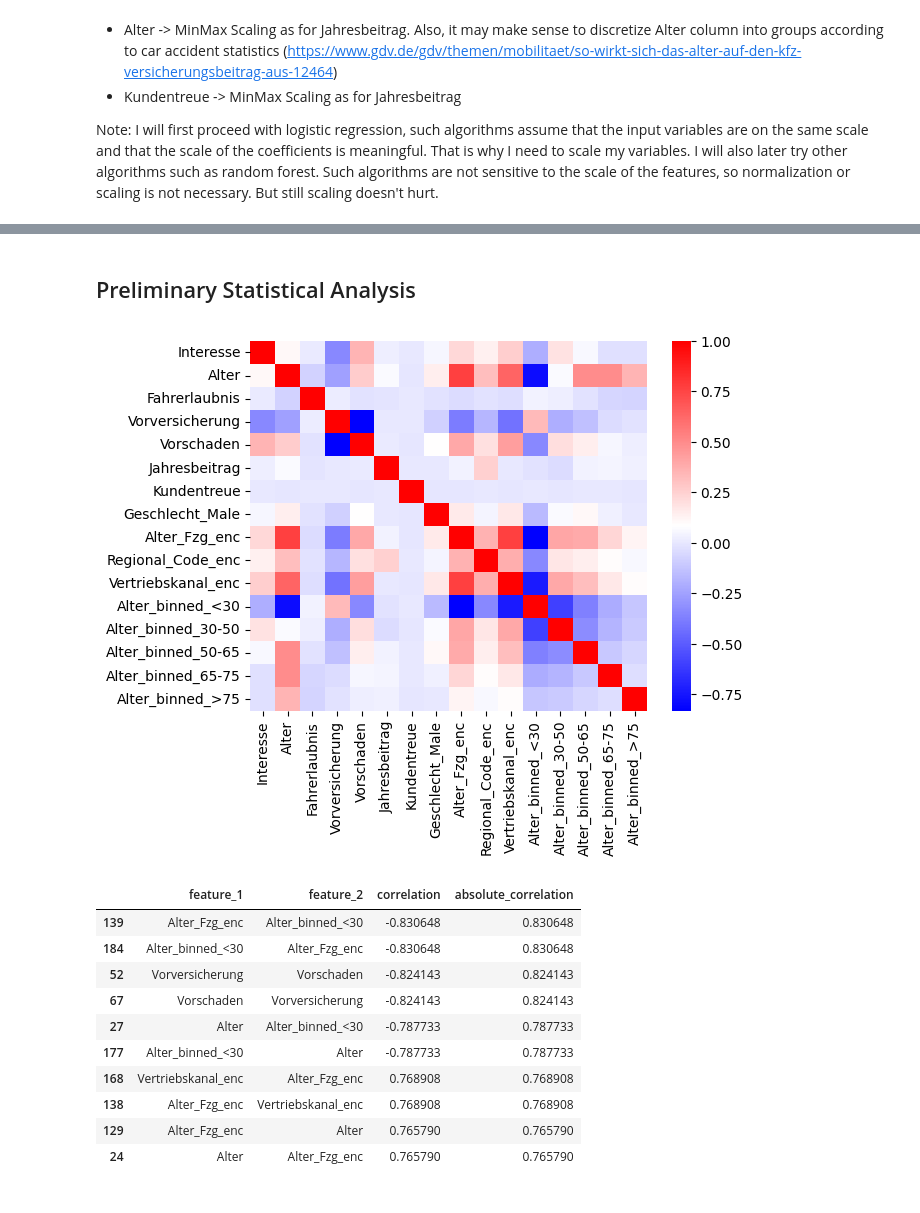
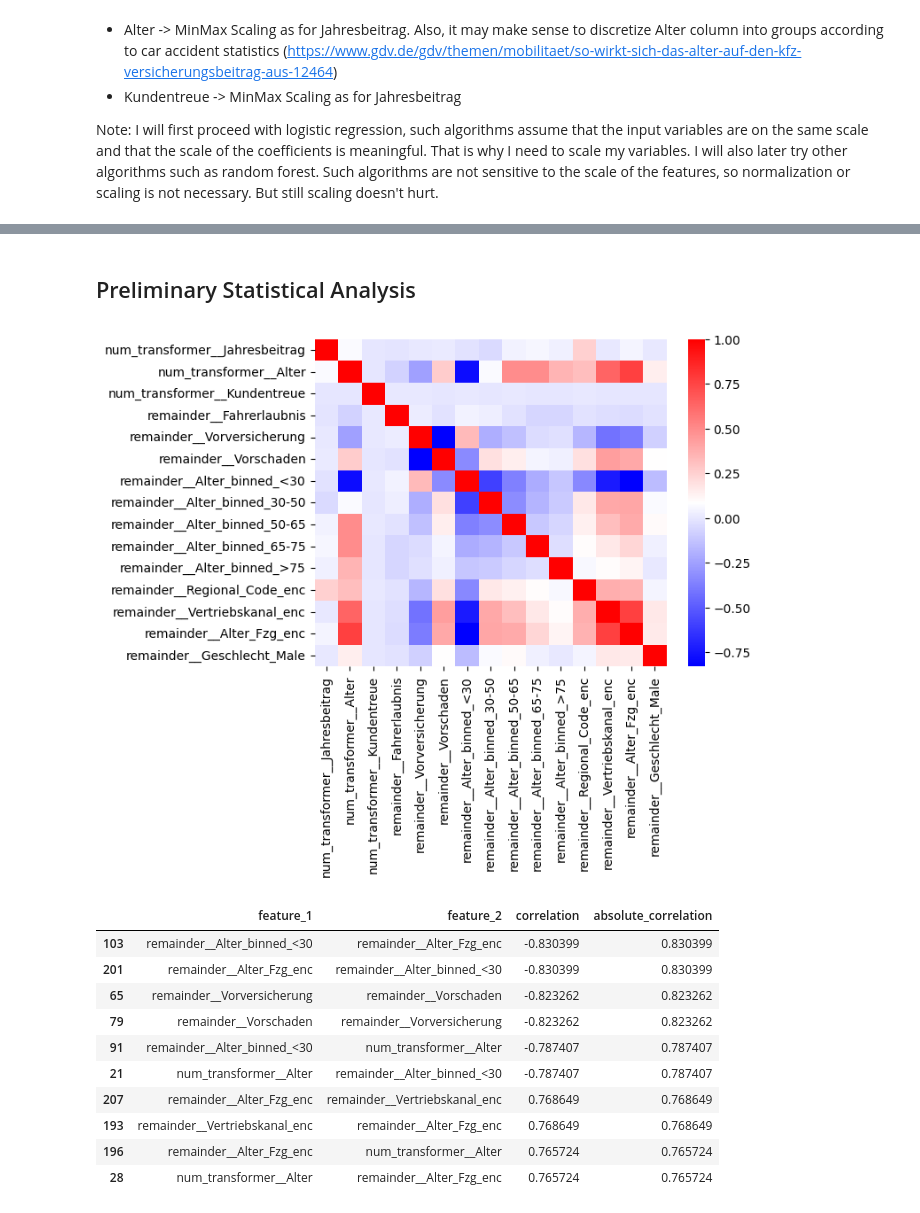
Before and after one commit to mariamorskovatykh/coding_challenge, a Jupyter notebook: affinity_modelling.ipynb, the cells around one changed output, grey strips where cells are left out. Drawn from its saved outputs; the diff is of its cells as text; code cells hidden in the pictures.

```diff
--- a/affinity_modelling.ipynb
+++ b/affinity_modelling.ipynb
@@ -248,0 +336,8 @@ Note: I realize that I can implement this step as a part of pipeline. However, I
+# %%
+# Defining the features and the target
+X = data.drop(columns='Interesse')
+y = data['Interesse']
+
+# Train-Test split
+X_train, X_test, y_train, y_test = train_test_split(X, y, test_size = 0.30)
+X_train.shape, X_test.shape, y_train.shape, y_test.shape
@@ -248,0 +346,11 @@ Note: I realize that I can implement this step as a part of pipeline. However, I
+# %%
+# Scale numerical values:
+num_transformer = Pipeline([('minmax_scaler', MinMaxScaler())])
+
+# Parallelize transformers
+preprocessor = ColumnTransformer([
+    ('num_transformer', num_transformer, ['Jahresbeitrag', 'Alter', 'Kundentreue'])],
+    remainder='passthrough'
+)
+
+preprocessor
@@ -249 +363,7 @@ Note: I realize that I can implement this step as a part of pipeline. However, I
+# %%
+X_train_transformed = preprocessor.fit_transform(X_train)
+# %%
+norm_data = pd.DataFrame(
+    X_train_transformed,
+    columns=preprocessor.get_feature_names_out())
 # %%
@@ -347,2 +377,0 @@ data.head()
-# %% [markdown]
-## Preliminary Statistical Analysis
@@ -352,7 +378,9 @@ data.drop(columns = ["id"], inplace = True)
+# %% [markdown]
+## Preliminary Statistical Analysis
 # %%
 # Heatmap of pairwise correlations
-correlation_matrix = data.corr()
+correlation_matrix = norm_data.corr()
 column_names = correlation_matrix.columns
 sns.heatmap(correlation_matrix, xticklabels=column_names, yticklabels=column_names,cmap= "bwr");
 # %% [output]
-[figure, old version]
+[figure, new version]
@@ -374,13 +402,13 @@ corr_df['absolute_correlation'] = np.abs(corr_df['correlation'])
 corr_df.sort_values(by="absolute_correlation", ascending=False).head(5*2)
 # %% [output]
 |  | feature_1 | feature_2 | correlation | absolute_correlation |
-| 139 | Alter_Fzg_enc | Alter_binned_<30 | -0.830648 | 0.830648 |
-| 184 | Alter_binned_<30 | Alter_Fzg_enc | -0.830648 | 0.830648 |
-| 52 | Vorversicherung | Vorschaden | -0.824143 | 0.824143 |
-| 67 | Vorschaden | Vorversicherung | -0.824143 | 0.824143 |
-| 27 | Alter | Alter_binned_<30 | -0.787733 | 0.787733 |
-| 177 | Alter_binned_<30 | Alter | -0.787733 | 0.787733 |
-| 168 | Vertriebskanal_enc | Alter_Fzg_enc | 0.768908 | 0.768908 |
-| 138 | Alter_Fzg_enc | Vertriebskanal_enc | 0.768908 | 0.768908 |
-| 129 | Alter_Fzg_enc | Alter | 0.765790 | 0.765790 |
-| 24 | Alter | Alter_Fzg_enc | 0.765790 | 0.765790 |
+| 103 | remainder__Alter_binned_<30 | remainder__Alter_Fzg_enc | -0.830399 | 0.830399 |
+| 201 | remainder__Alter_Fzg_enc | remainder__Alter_binned_<30 | -0.830399 | 0.830399 |
+| 65 | remainder__Vorversicherung | remainder__Vorschaden | -0.823262 | 0.823262 |
+| 79 | remainder__Vorschaden | remainder__Vorversicherung | -0.823262 | 0.823262 |
+| 91 | remainder__Alter_binned_<30 | num_transformer__Alter | -0.787407 | 0.787407 |
+| 21 | num_transformer__Alter | remainder__Alter_binned_<30 | -0.787407 | 0.787407 |
+| 207 | remainder__Alter_Fzg_enc | remainder__Vertriebskanal_enc | 0.768649 | 0.768649 |
+| 193 | remainder__Vertriebskanal_enc | remainder__Alter_Fzg_enc | 0.768649 | 0.768649 |
+| 196 | remainder__Alter_Fzg_enc | num_transformer__Alter | 0.765724 | 0.765724 |
+| 28 | num_transformer__Alter | remainder__Alter_Fzg_enc | 0.765724 | 0.765724 |
```
Also changed, not shown: parts of 49 cells of this notebook.
